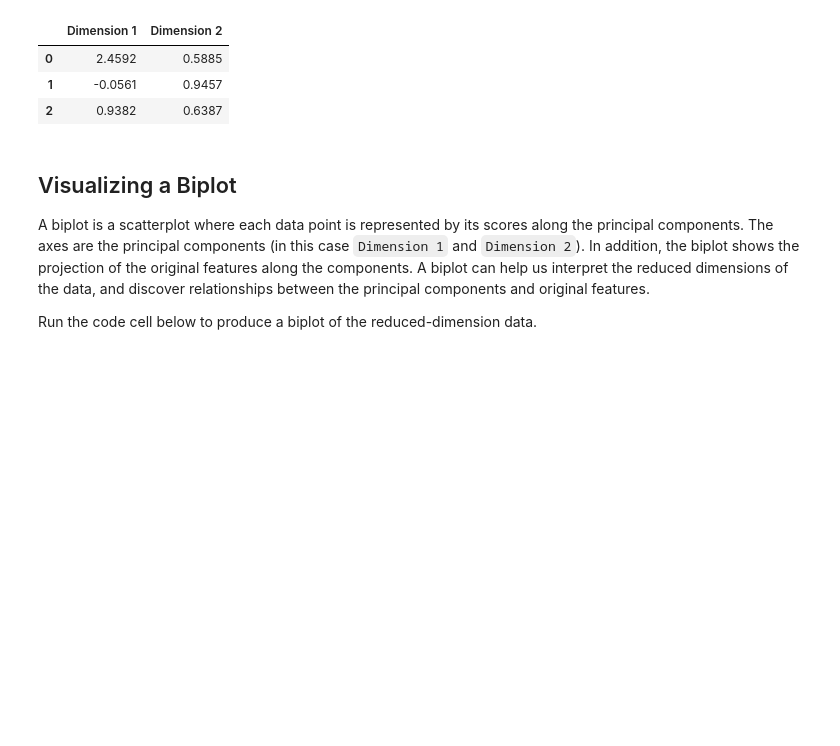
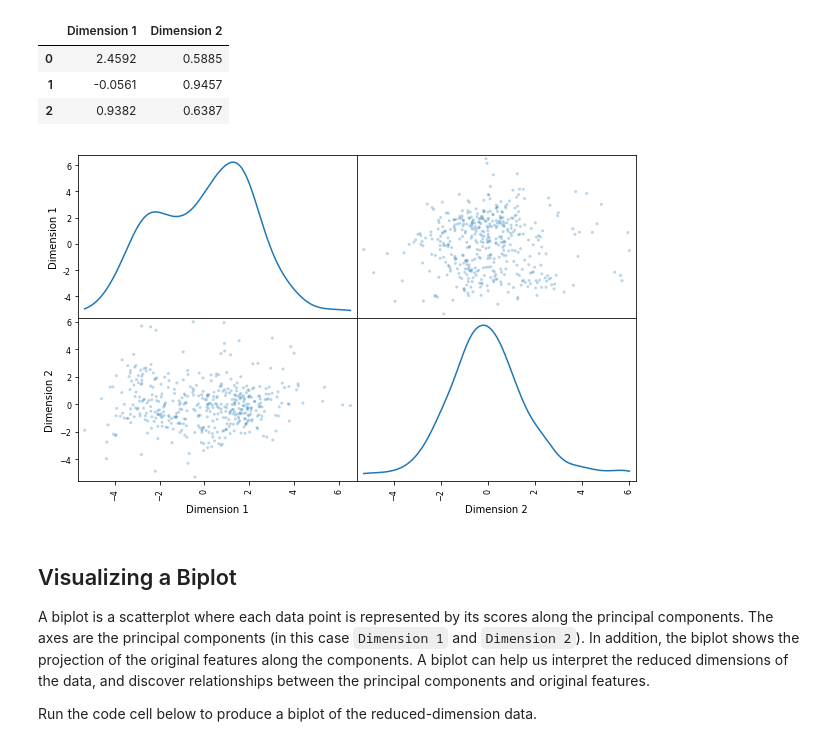
Before and after one commit to ezhilvendhan/customer_segments, a Jupyter notebook: customer_segments.ipynb, the cells around one changed output. Saved outputs shown, nothing was run; the diff lists cells and outputs as text; code cells hidden in the pictures; blank space fills up the shorter version.

Commit message:
Add scatter matrix of dimensions 1 and 2

```diff
--- a/customer_segments.ipynb
+++ b/customer_segments.ipynb
@@ -432,6 +432,10 @@ display(pd.DataFrame(np.round(pca_samples, 4), columns = ['Dimension 1', 'Dimens
 | 0 | 2.4592 | 0.5885 |
 | 1 | -0.0561 | 0.9457 |
 | 2 | 0.9382 | 0.6387 |
+# %%
+pd.scatter_matrix(reduced_data, alpha = 0.3, figsize = (10,6), diagonal = 'kde');
+# %% [output]
+[figure, added]
 # %% [markdown]
 ## Visualizing a Biplot
 A biplot is a scatterplot where each data point is represented by its scores along the principal components. The axes are the principal components (in this case `Dimension 1` and `Dimension 2`). In addition, the biplot shows the projection of the original features along the components. A biplot can help us interpret the reduced dimensions of the data, and discover relationships between the principal components and original features.
```
